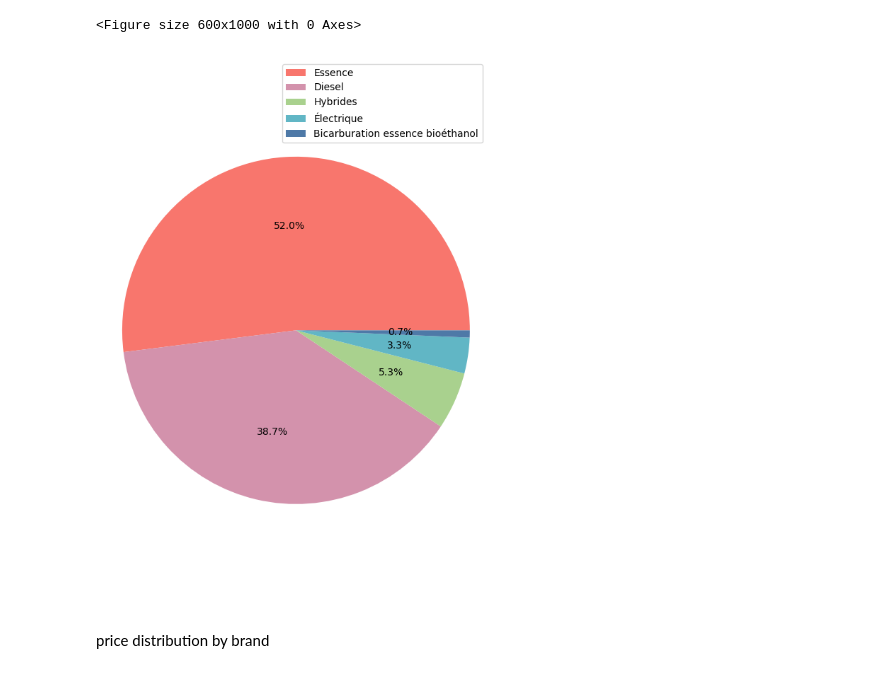
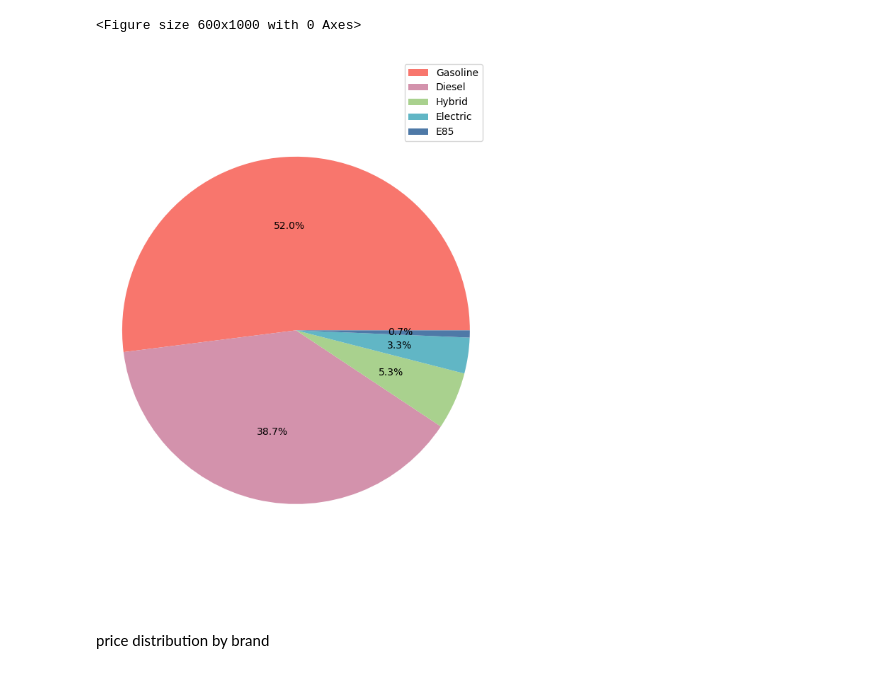
Before and after one commit to HoussemWonders/scraping-and-analysis-used-cars-data, a Jupyter notebook: cleaning and exploration.ipynb, the cells around one changed output. Cells and saved outputs as stored; diff of their text form; code cells hidden in the pictures.

Commit message:
translated columns names and values from French to English

```diff
--- a/cleaning and exploration.ipynb
+++ b/cleaning and exploration.ipynb
@@ -1,7 +1,7 @@
 # %%
 import pandas as pd
 # %%
-df= pd.read_csv("C:/Users/DELL G15/Desktop/kaggle/Scraping/cars_data.csv")
+df= pd.read_csv("C:/Users/DELL G15/Desktop/kaggle/La centrale cars/cars_data.csv")
 # %%
 df.head(15)
 # %% [output]
@@ -106,0 +99,6 @@ df.describe().T
+# %%
+#Transmission type
+df.loc[df['boite_de_vitesse']=='Manuelle','boite_de_vitesse']='Manual'
+df.loc[df['boite_de_vitesse']=='Automatique','boite_de_vitesse']='Automatic'
+#renaming column
+df.rename(columns = {'boite_de_vitesse':'transmission'}, inplace = True)
@@ -107,3 +130,10 @@ df.describe().T
+# %%
+df.loc[df['moteur']=='Essence','moteur']='Gasoline'
+df.loc[df['moteur']=='Hybrides','moteur']='Hybrid'
+df.loc[df['moteur']=='Électrique','moteur']='Electric'
+df.loc[df['moteur']=='Bicarburation essence bioéthanol','moteur']='E85' #What it's known for among Americans
+#renaming column
+df.rename(columns = {'moteur':'engine'}, inplace = True)
 # %% [markdown]
 ## Visualizations
 # %% [markdown]
@@ -146,17 +176,17 @@ plt.show()
 # %%
 plt.figure(figsize=(7, 10))
 colors = ['#F8766D', '#D392AC', '#A9D18E', '#61B6C5', '#4E79A7', '#F1BC3D']
 
-moteur_counts = df['moteur'].value_counts()
-moteur_labels = moteur_counts.index
+engine_counts = df['engine'].value_counts()
+engine_labels = engine_counts.index
 
-plt.pie(moteur_counts, autopct='%1.1f%%', colors=colors)
+plt.pie(engine_counts, autopct='%1.1f%%', colors=colors)
 plt.yticks([])
 plt.axis('equal')
-plt.legend(moteur_labels)
+plt.legend(engine_labels)
 plt.show()
 # %% [output]
-[figure, old version]
+[figure, new version]
 # %% [markdown]
 price distribution by brand
 # %%
```
Also changed, not shown: parts of 6 cells of this notebook.
